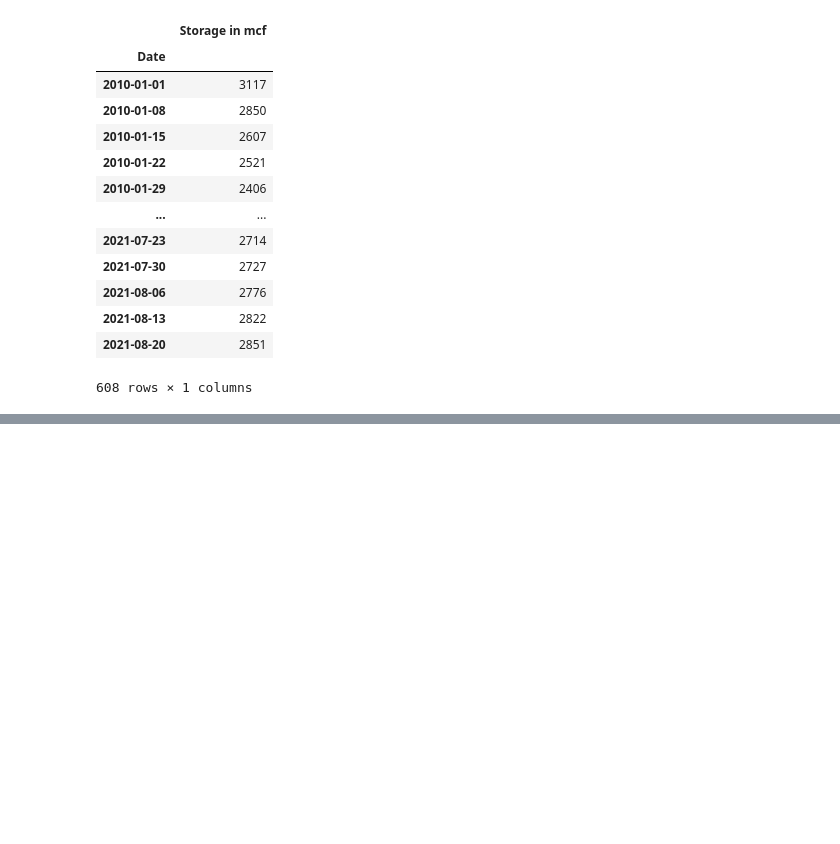
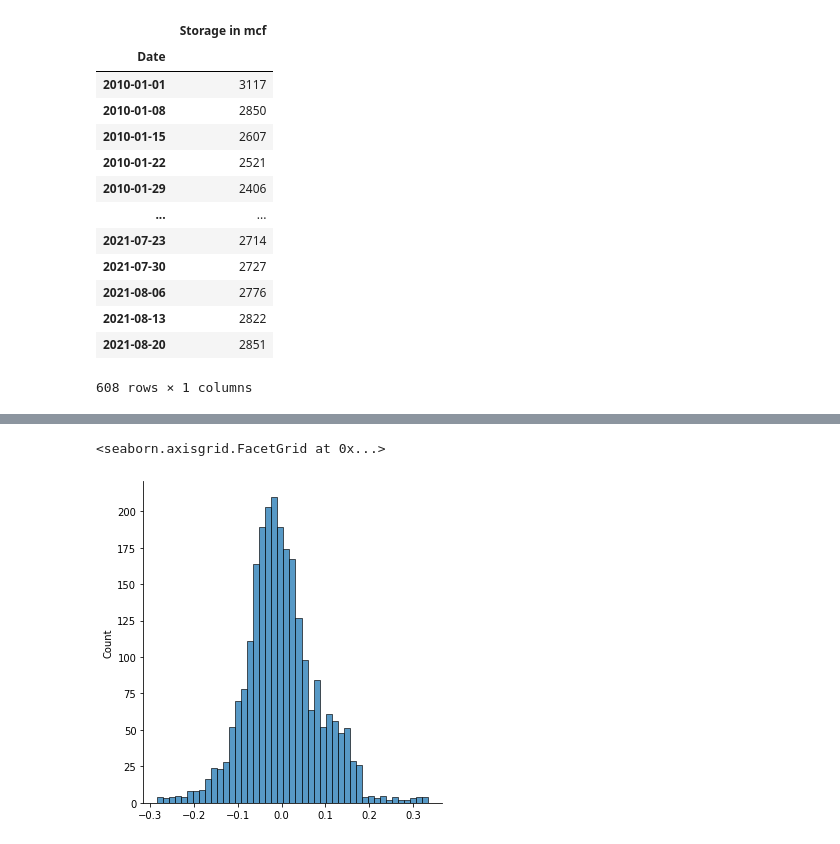
Before and after one commit to paolodelia99/ng-strategies, a Jupyter notebook: ml_based_strategy.ipynb, the cells around one changed output, grey strips where cells are left out. Cells and saved outputs as stored; diff of their text form; code cells hidden in the pictures; blank space fills up the shorter version.

```diff
--- a/ml_based_strategy.ipynb
+++ b/ml_based_strategy.ipynb
@@ -88,0 +150,9 @@ res.iloc[-65:-45]
+# %%
+macd, macd_signal, macd_hist = tu.macd(res_.Close.values, 12, 26, 9)
+
+# macd = (macd - np.mean(macd)) / np.std(macd)
+# %%
+sns.displot(macd)
+# %% [output]
+<seaborn.axisgrid.FacetGrid at 0x...>
+[figure, added]
```
Also changed, not shown: parts of 27 cells of this notebook, 1 other file.
